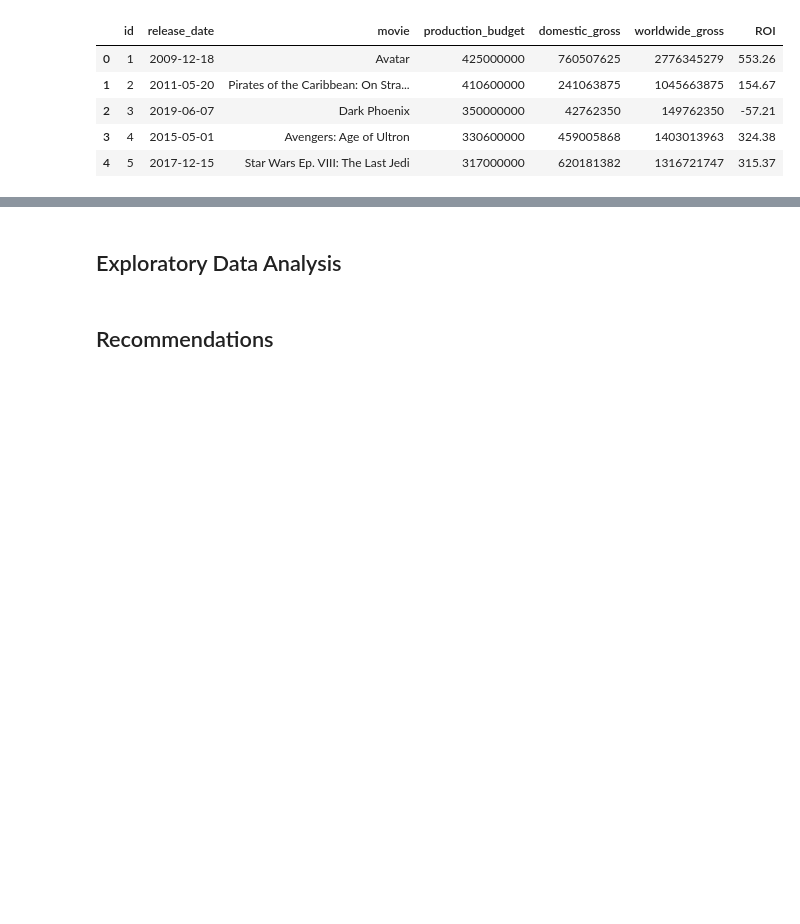
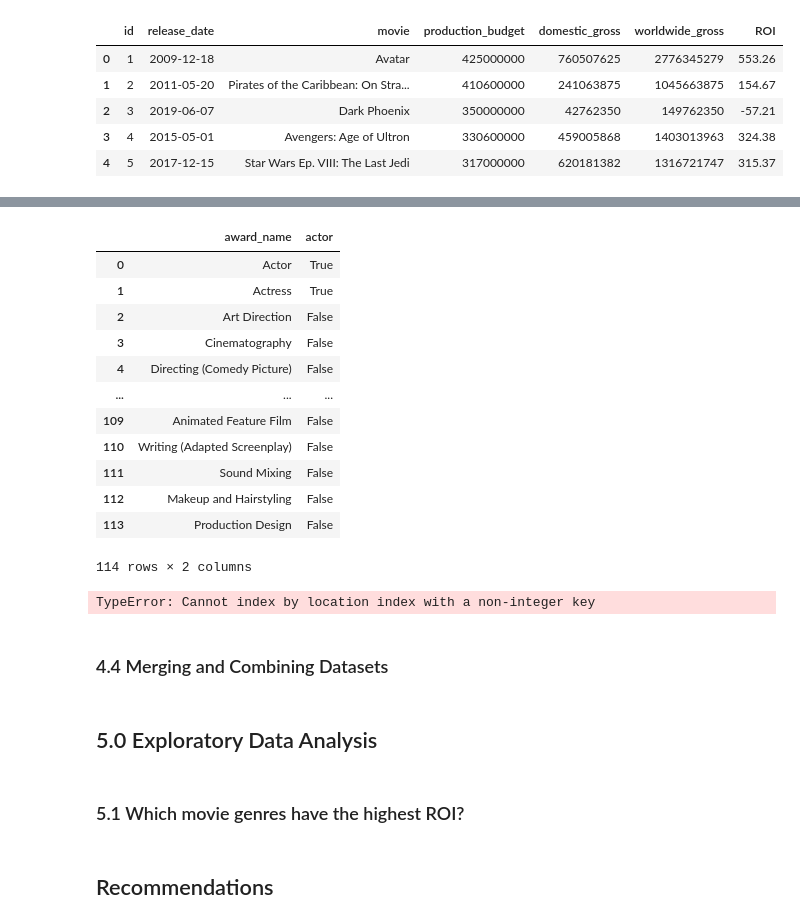
Before and after one commit to valentinav21/microsoft-movie-analysis, a Jupyter notebook: notebook.ipynb, the cells around one changed output, grey strips where cells are left out. Saved outputs shown, nothing was run; the diff lists cells and outputs as text; code cells hidden in the pictures; blank space fills up the shorter version.

```diff
--- a/notebook.ipynb
+++ b/notebook.ipynb
@@ -242,0 +325,8 @@ numbers_df.head()
+# %%
+#Addressing Year Column
+
+#Remove the double years and convert to integer
+academy_df['Year'] = academy_df['Year'].str[:4].astype(int)
+
+#Review results
+academy_df['Year'].head()
@@ -242,0 +364,5 @@ numbers_df.head()
+# %%
+#Get list of awards and convert to a dataframe
+awards_list_array = academy_df['Award'].unique()
+awards_df = pd.DataFrame(data=awards_list_array, columns=['award_name'])
+awards_df.head()
@@ -243,5 +376,33 @@ numbers_df.head()
+# %%
+#Categorize award names by type
+awards_df['actor'] = awards_df['award_name'].str.contains('Actor|Actress')
+awards_df
+# %% [output]
+|  | award_name | actor |
+| 0 | Actor | True |
+| 1 | Actress | True |
+| 2 | Art Direction | False |
+| 3 | Cinematography | False |
+| 4 | Directing (Comedy Picture) | False |
+| ... | ... | ... |
+| 109 | Animated Feature Film | False |
+| 110 | Writing (Adapted Screenplay) | False |
+| 111 | Sound Mixing | False |
+| 112 | Makeup and Hairstyling | False |
+| 113 | Production Design | False |
+114 rows × 2 columns
+# %%
+#Keep only cetain categories - writing, director, and actor / actress.
+#Sparate by
+best_picture = academy_df.iloc[academy_df['Award'] is 'Best Motion Picture']
+# %% [output]
+TypeError: Cannot index by location index with a non-integer key
+# %% [markdown]
+### 4.4 Merging and Combining Datasets
 # %% [markdown]
-## Exploratory Data Analysis
+## 5.0 Exploratory Data Analysis
+# %% [markdown]
+### 5.1 Which movie genres have the highest ROI?
 # %% [markdown]
 ## Recommendations
 # %% [markdown]
```
Also changed, not shown: parts of 41 cells of this notebook.
